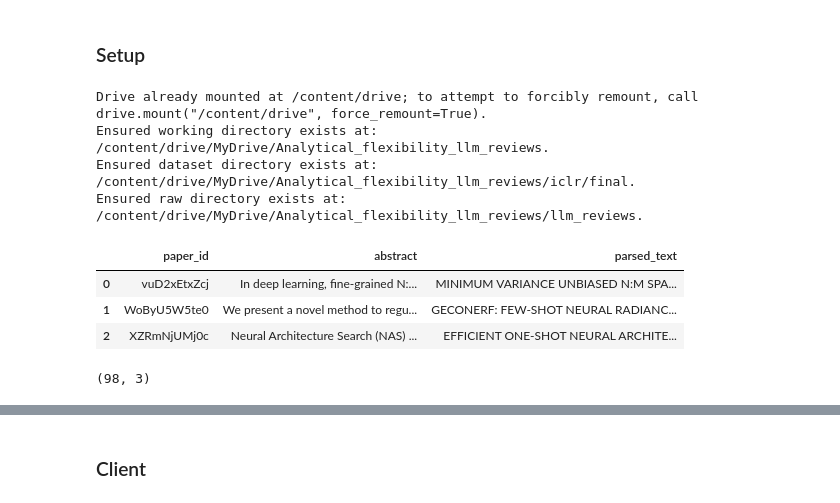
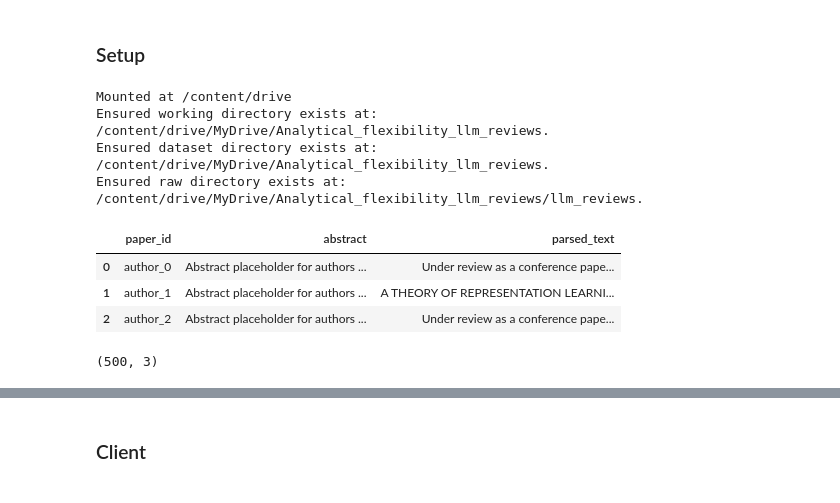
Before and after one commit to hiiamlars/analytical_flexibility_llm_reviews, a Jupyter notebook: data_generation/llm_reviews_asyncio.ipynb, the cells around one changed output, grey strips where cells are left out. Drawn from its saved outputs; the diff is of its cells as text; code cells hidden in the pictures.

Commit message:
Test generic note taking strategy

```diff
--- a/data_generation/llm_reviews_asyncio.ipynb
+++ b/data_generation/llm_reviews_asyncio.ipynb
@@ -48,8 +48,8 @@ WORKING_DIR = "/content/drive/MyDrive/Analytical_flexibility_llm_reviews"
 os.makedirs(WORKING_DIR, exist_ok=True)
 print(f"Ensured working directory exists at: {WORKING_DIR}.")
 
-# Define and create DATASET_DIR to load the paper content
-DATASET_DIR = os.path.join(WORKING_DIR, "iclr/final")
+# Define and create DATASET_DIR to load the paper content ### ADJUSTED FOR TEST PURPOSE!
+DATASET_DIR = os.path.join(WORKING_DIR)
 os.makedirs(DATASET_DIR, exist_ok=True)
 print(f"Ensured dataset directory exists at: {DATASET_DIR}.")
 
@@ -68,9 +68,9 @@ LOG_PATH = os.path.join(RAW_DIR, "llm_reviews_log.parquet")
 # Define the full log path for intermediate JSONL storage
 LOG_JSON_PATH = os.path.join(RAW_DIR, "llm_reviews_log.jsonl")
 # %% [output]
-Drive already mounted at /content/drive; to attempt to forcibly remount, call drive.mount("/content/drive", force_remount=True).
+Mounted at /content/drive
 Ensured working directory exists at: /content/drive/MyDrive/Analytical_flexibility_llm_reviews.
-Ensured dataset directory exists at: /content/drive/MyDrive/Analytical_flexibility_llm_reviews/iclr/final.
+Ensured dataset directory exists at: /content/drive/MyDrive/Analytical_flexibility_llm_reviews.
 Ensured raw directory exists at: /content/drive/MyDrive/Analytical_flexibility_llm_reviews/llm_reviews.
 # %%
 # @title Setup definitions
@@ -233,27 +234,27 @@ GROQ_URL ="https://api.groq.com/openai/v1"
 # %%
 # @title Data import
 
 # Read dataset_paper
-dataset_paper = pd.read_parquet(os.path.join(DATASET_DIR, "dataset_paper.parquet"))
+dataset_paper = pd.read_parquet(os.path.join(DATASET_DIR, "llm_reviews_results_authors.parquet")) ### ADJUSTED FOR TEST PURPOSES!
 
 # Select target columns
 paper_content = dataset_paper[['paper_id', 'abstract', 'parsed_text']].copy()
 
 # Remove the HEADER_TO_REMOVE string from the 'parsed_text' column
 paper_content['parsed_text'] = paper_content['parsed_text'].str.replace(HEADER_TO_REMOVE, '', regex=False).str.strip()
 
 # Check paper_content
 display(paper_content.head(3))
 display(paper_content.shape)
 
 # Prepare Dict for later applications
 targets = paper_content.to_dict('records')
 # %% [output]
 |  | paper_id | abstract | parsed_text |
-| 0 | vuD2xEtxZcj | In deep learning, fine-grained N:... | MINIMUM VARIANCE UNBIASED N:M SPA... |
-| 1 | WoByU5W5te0 | We present a novel method to regu... | GECONERF: FEW-SHOT NEURAL RADIANC... |
-| 2 | XZRmNjUMj0c | Neural Architecture Search (NAS) ... | EFFICIENT ONE-SHOT NEURAL ARCHITE... |
+| 0 | author_0 | Abstract placeholder for authors ... | Under review as a conference pape... |
+| 1 | author_1 | Abstract placeholder for authors ... | A THEORY OF REPRESENTATION LEARNI... |
+| 2 | author_2 | Abstract placeholder for authors ... | Under review as a conference pape... |
-(98, 3)
+(500, 3)
 # %%
 # @title Subset paper content table (if active)
 
```
Also changed, not shown: parts of 7 cells of this notebook.
